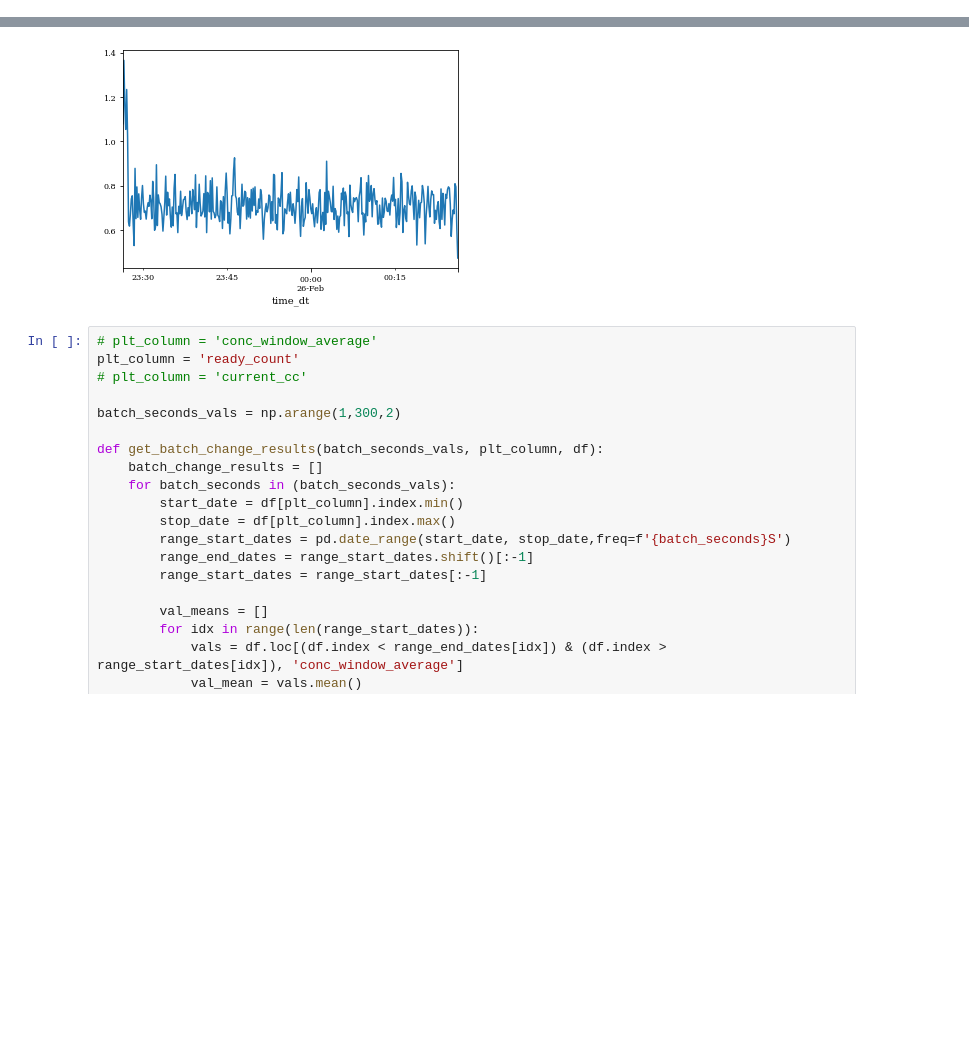
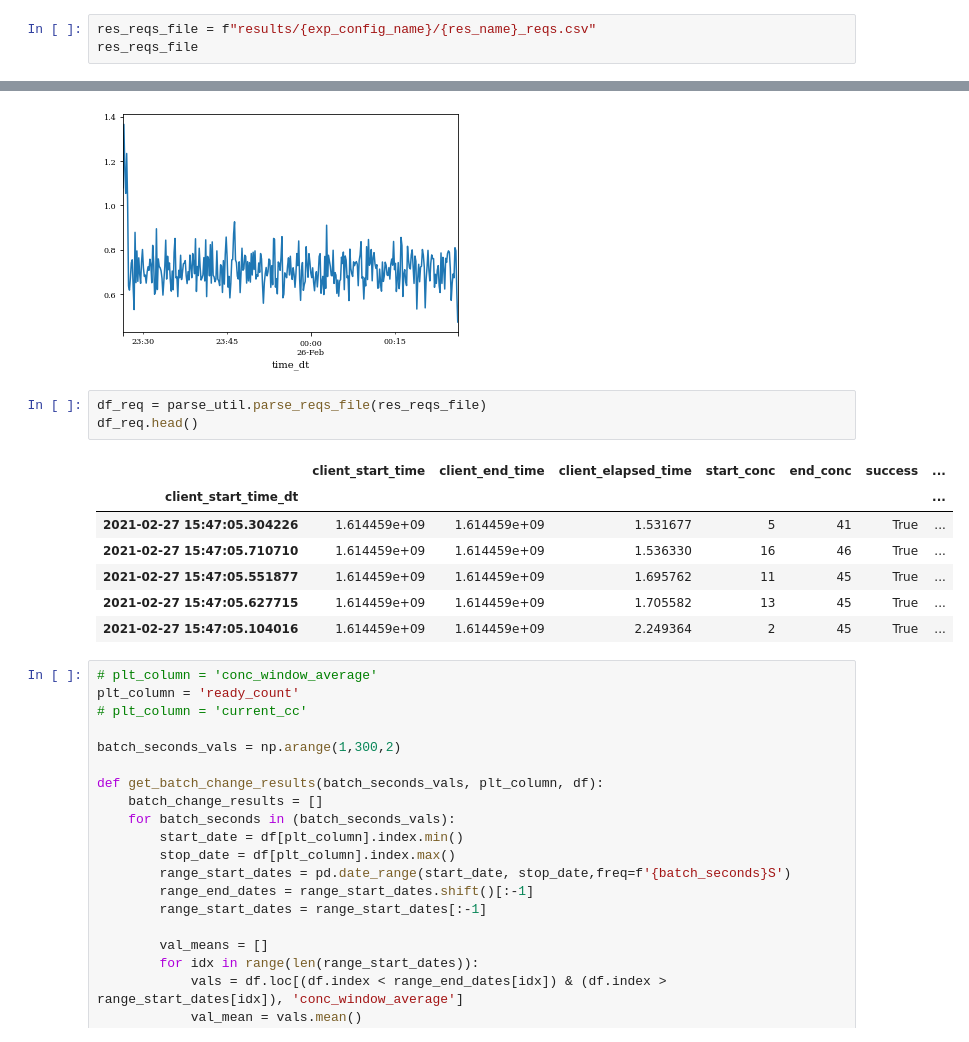
Before and after one commit to pacslab/conc-value-perf-modelling, a Jupyter notebook: experiments/parse_single.ipynb, the cells around one changed output, grey strips where cells are left out. Drawn from its saved outputs; the diff is of its cells as text; blank space fills up the shorter version.

```diff
--- a/experiments/parse_single.ipynb
+++ b/experiments/parse_single.ipynb
@@ -64,3 +64,6 @@ res_logger_file = f"results/{exp_config_name}/{res_name}_logger.csv"
 res_logger_file
 # %% [output]
 'results/bench1_sleep_rand2_1000_200/res-2021-02-26_00-26-27_logger.csv'
+# %%
+res_reqs_file = f"results/{exp_config_name}/{res_name}_reqs.csv"
+res_reqs_file
@@ -86,6 +91,17 @@ df['current_cc'].resample('10s').mean().plot()
 [figure]
 [figure]
 [figure]
+# %%
+df_req = parse_util.parse_reqs_file(res_reqs_file)
+df_req.head()
+# %% [output]
+|  | client_start_time | client_end_time | client_elapsed_time | start_conc | end_conc | success | ... |
+| client_start_time_dt |  |  |  |  |  |  | ... |
+| 2021-02-27 15:47:05.304226 | 1.614459e+09 | 1.614459e+09 | 1.531677 | 5 | 41 | True | ... |
+| 2021-02-27 15:47:05.710710 | 1.614459e+09 | 1.614459e+09 | 1.536330 | 16 | 46 | True | ... |
+| 2021-02-27 15:47:05.551877 | 1.614459e+09 | 1.614459e+09 | 1.695762 | 11 | 45 | True | ... |
+| 2021-02-27 15:47:05.627715 | 1.614459e+09 | 1.614459e+09 | 1.705582 | 13 | 45 | True | ... |
+| 2021-02-27 15:47:05.104016 | 1.614459e+09 | 1.614459e+09 | 2.249364 | 2 | 45 | True | ... |
 # %%
 # plt_column = 'conc_window_average'
 plt_column = 'ready_count'
```
Also changed, not shown: parts of 2 cells of this notebook, 2 other files.
